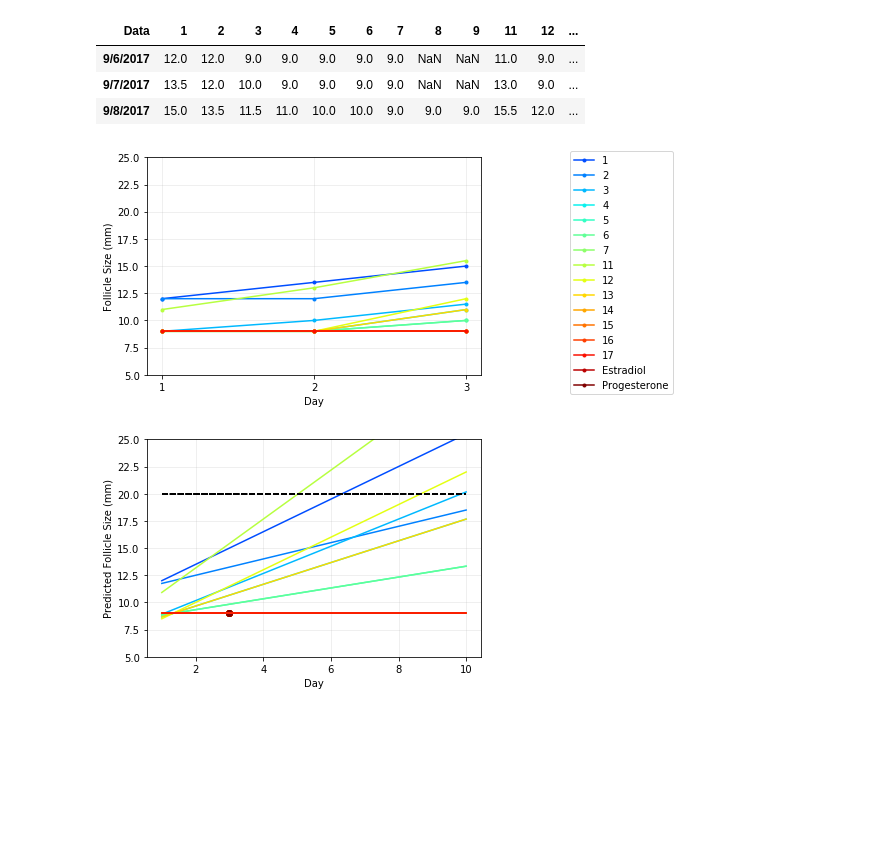
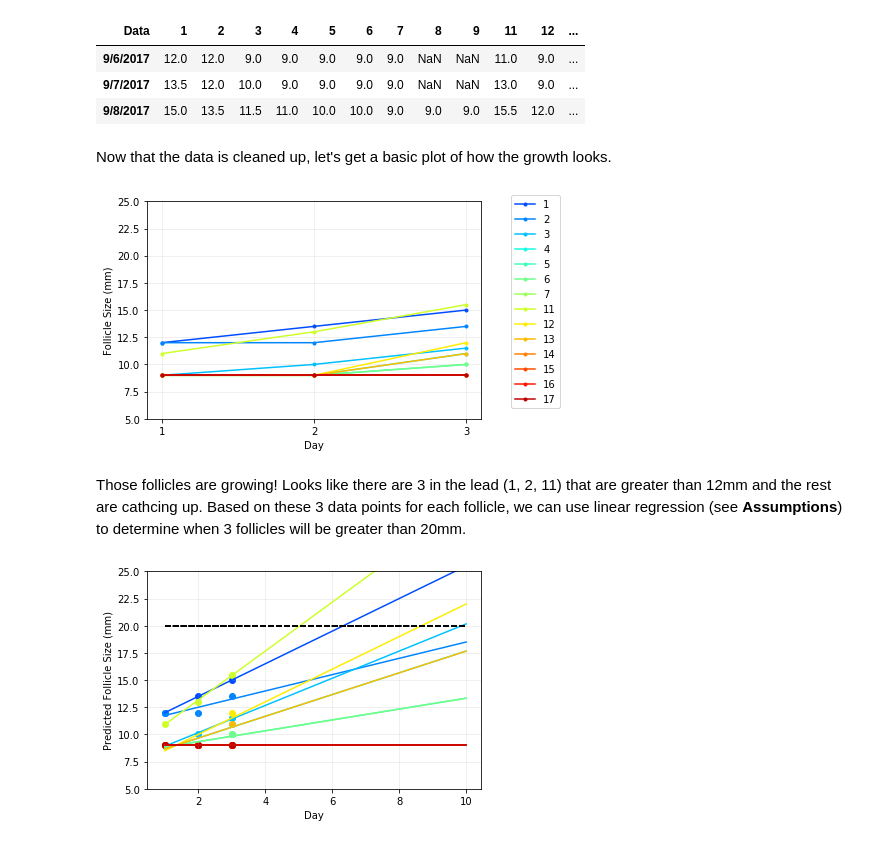
Before and after one commit to kwitte2232/learning, a Jupyter notebook: Silly/Follice_Growth.ipynb, the cells around one changed output. Saved outputs shown, nothing was run; the diff lists cells and outputs as text; code cells hidden in the pictures; blank space fills up the shorter version.

Commit message:
added descriptions and cleaned code

```diff
--- a/Silly/Follice_Growth.ipynb
+++ b/Silly/Follice_Growth.ipynb
@@ -9,5 +18,5 @@ import datetime
 # %%
-current_file = '../Follicle_Growth.csv'
+current_file = '/Users/Kristen/Documents/Baby_Making/Follicle_Growth.csv'
 
 def import_data(current_fiel):
     data = pd.read_csv(current_file)
@@ -39,46 +52,46 @@ data.head()
 | 9/6/2017 | 12.0 | 12.0 | 9.0 | 9.0 | 9.0 | 9.0 | 9.0 | NaN | NaN | 11.0 | 9.0 | ... |
 | 9/7/2017 | 13.5 | 12.0 | 10.0 | 9.0 | 9.0 | 9.0 | 9.0 | NaN | NaN | 13.0 | 9.0 | ... |
 | 9/8/2017 | 15.0 | 13.5 | 11.5 | 11.0 | 10.0 | 10.0 | 9.0 | 9.0 | 9.0 | 15.5 | 12.0 | ... |
+# %% [markdown]
+Now that the data is cleaned up, let's get a basic plot of how the growth looks.
 # %%
 from matplotlib import cm
 
 def color_picker(start, end, num_lines):
 
     cm_subsection = np.linspace(start, end, num_lines)
     colors = [cm.jet(x) for x in cm_subsection]
     return colors
 
 def plot_data(df, xlabel, ylabel):
 
     fig = plt.figure()
     ax1 = fig.add_subplot(111, ylabel=ylabel)
 
-    colors = color_picker(0.2, 1.0, 16)
+    colors = color_picker(0.2, 1.0, 15)
 
     column_names = data.columns.tolist()
     xs_names = data.index.tolist()
     xs = np.array([1,2,3])
 
     for i, col in enumerate(column_names):
-        if i < 16:
+        if i < 14:
             ax1.plot(xs, data[col], color=colors[i], linestyle='-', marker='.')
 
     ticks = np.arange(1,4,1)
     ax1.set_xticks(ticks)
     plt.xlabel(xlabel)
     ax1.set_ylim(5,25)
     ax1.grid(alpha=0.25)
     ax1.legend(bbox_to_anchor=(1.25, 1.05))
 
 plot_data(data, 'Day', 'Follicle Size (mm)')
-save_to = '/Users/Kristen/Documents/Baby_Making/Follicle_Growth.jpeg'
-plt.savefig(save_to)
 plt.show()
 # %% [output]
-[figure, old version]
+[figure, new version]
+# %% [markdown]
+Those follicles are growing! Looks like there are 3 in the lead (1, 2, 11) that are greater than 12mm and the rest are cathcing up. Based on these 3 data points for each follicle, we can use linear regression (see **Assumptions**) to determine when 3 follicles will be greater than 20mm.
 # %%
-from sklearn import linear_model
-
 def drop_cols_with_nan(df):
     df.dropna(axis=1, how='any', inplace=True)
     return df
@@ -93,7 +106,7 @@ def predict_future(df, xs, start_day, end_day, cut_off):
     data_train = drop_cols_with_nan(data)
     column_names = data_train.columns.tolist()
     for i, col in enumerate(column_names):
-        if i < 16:
+        if i < 15:
             lin_regr = linear_model.LinearRegression()
             y_data = np.asarray(data_train[col])
             lin_regr.fit(np.transpose(np.matrix(xs)), np.transpose(np.matrix(y_data)))
@@ -103,8 +116,8 @@ def predict_future(df, xs, start_day, end_day, cut_off):
 
 def plot_predictions(xs, y_train, predict_xs, lin_regr, i, ax1):
 
-    colors = color_picker(0.2, 1.0, 16)
-    ax1.scatter(xs, y_data, color=colors[i])
+    colors = color_picker(0.2, 1.0, 15)
+    ax1.scatter(xs, y_train, color=colors[i])
     ax1.plot(predict_xs, lin_regr.predict(np.transpose(np.matrix(predict_xs))), color=colors[i])
     ax1.set_ylim(5,25)
     ax1.set_ylabel('Predicted Follicle Size (mm)')
@@ -116,12 +129,10 @@ def plot_cutoff(cut_off, predict_xs, ax):
     line = [cut_off]*len(predict_xs)
     ax.plot(predict_xs, line, color='k', linestyle='--')
 
-
+xs = [1,2,3]
 ax = predict_future(data, xs, 1, 11, 20)
 ax.legend(bbox_to_anchor=(1.25, 1.05))
 
-save_to = '/Users/Kristen/Documents/Baby_Making/Predicted_Follicle_Growth.jpeg'
-plt.savefig(save_to)
 plt.show()
 # %% [output]
-[figure, old version]
+[figure, new version]
```
Also changed, not shown: parts of 4 cells of this notebook.
